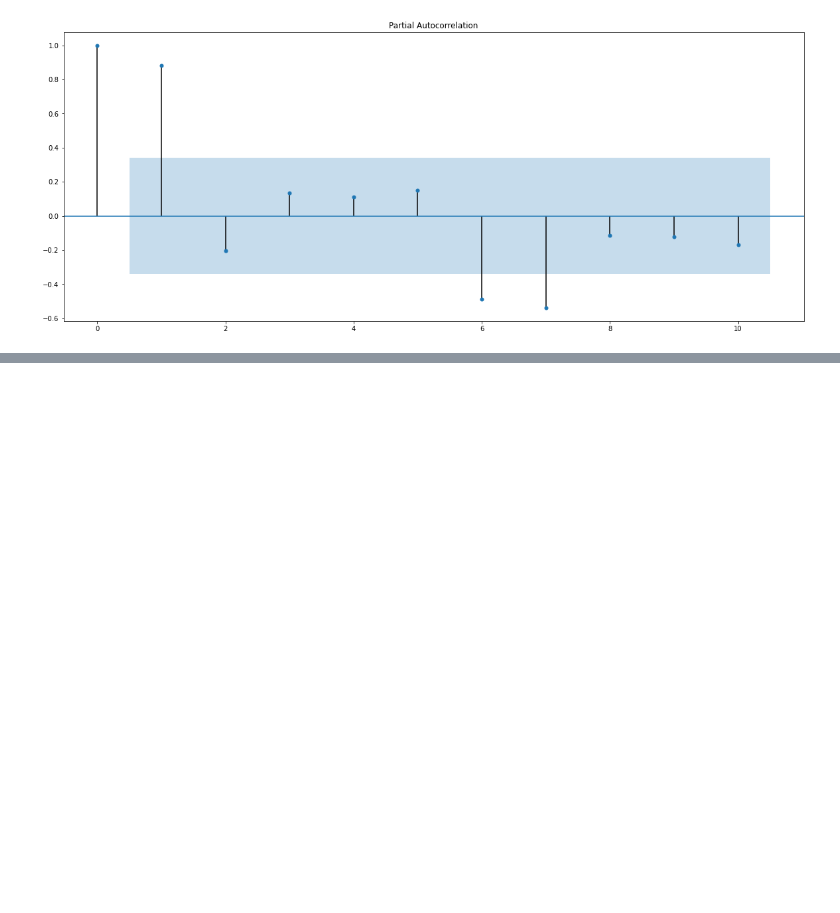
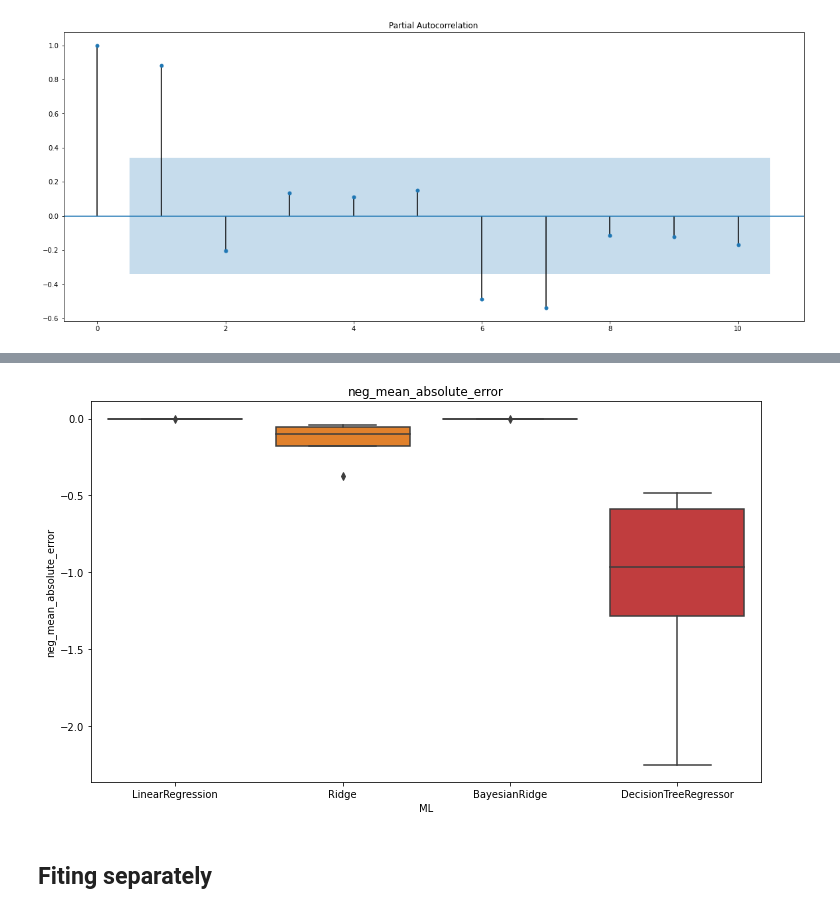
Before and after one commit to bateikoEd/dipl_program, a Jupyter notebook: eugen/template_gdp.ipynb, the cells around one changed output, grey strips where cells are left out. Drawn from its saved outputs; the diff is of its cells as text; code cells hidden in the pictures; blank space fills up the shorter version.

```diff
--- a/eugen/template_gdp.ipynb
+++ b/eugen/template_gdp.ipynb
@@ -418,0 +685,19 @@ q = 7
+# %%
+
+box_plot_new = box_plot.copy()
+box_plot_new = box_plot_new[box_plot_new['ML'] != 'Lasso']
+box_plot_new = box_plot_new[box_plot_new['ML'] != 'RandomForestRegressor']
+box_plot_new = box_plot_new[box_plot_new['ML'] != 'GradientBoostingRegressor']
+box_plot_new = box_plot_new[box_plot_new['ML'] != 'Lasso']
+box_plot_new = box_plot_new[box_plot_new['ML'] != 'KNeighborsRegressor']
+
+
+
+
+plt.figure(figsize=(12,7))
+plt.title("neg_mean_absolute_error")
+sns.boxplot(data = box_plot_new, x = box_plot_new.columns[1],y=box_plot_new.columns[0]);
+# %% [output]
+[figure, added]
+# %% [markdown]
+## Fiting separately
```
Also changed, not shown: parts of 19 cells of this notebook.
